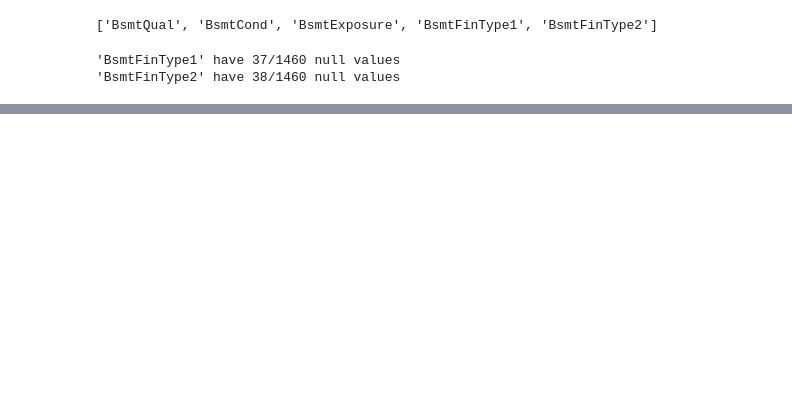
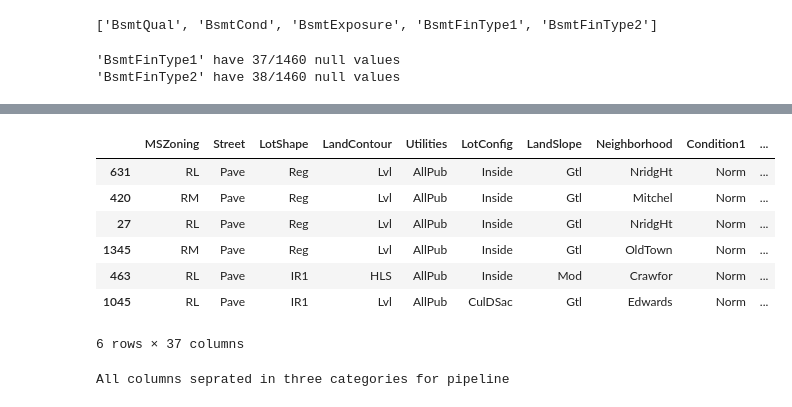
Before and after one commit to adityxnand/house-saleprice-regression, a Jupyter notebook: house-sale-price-regression.ipynb, the cells around one changed output, grey strips where cells are left out. Drawn from its saved outputs; the diff is of its cells as text; code cells hidden in the pictures; blank space fills up the shorter version.

```diff
--- a/house-sale-price-regression.ipynb
+++ b/house-sale-price-regression.ipynb
@@ -230,0 +315,2 @@ tuf1'''
+# %%
+cat_col = train.select_dtypes(include="object").columns
@@ -230,0 +319,11 @@ tuf1'''
+# %%
+train[cat_col].sample(6)
+# %% [output]
+|  | MSZoning | Street | LotShape | LandContour | Utilities | LotConfig | LandSlope | Neighborhood | Condition1 | ... |
+| 631 | RL | Pave | Reg | Lvl | AllPub | Inside | Gtl | NridgHt | Norm | ... |
+| 420 | RM | Pave | Reg | Lvl | AllPub | Inside | Gtl | Mitchel | Norm | ... |
+| 27 | RL | Pave | Reg | Lvl | AllPub | Inside | Gtl | NridgHt | Norm | ... |
+| 1345 | RM | Pave | Reg | Lvl | AllPub | Inside | Gtl | OldTown | Norm | ... |
+| 463 | RL | Pave | IR1 | HLS | AllPub | Inside | Mod | Crawfor | Norm | ... |
+| 1045 | RL | Pave | IR1 | Lvl | AllPub | CulDSac | Gtl | Edwards | Norm | ... |
+6 rows × 37 columns
@@ -230,0 +337,7 @@ tuf1'''
+# %%
+cat_col
+nominal_col
+num_col
+print("All columns seprated in three categories for pipeline")
+# %% [output]
+All columns seprated in three categories for pipeline
```
Also changed, not shown: parts of 21 cells of this notebook.
